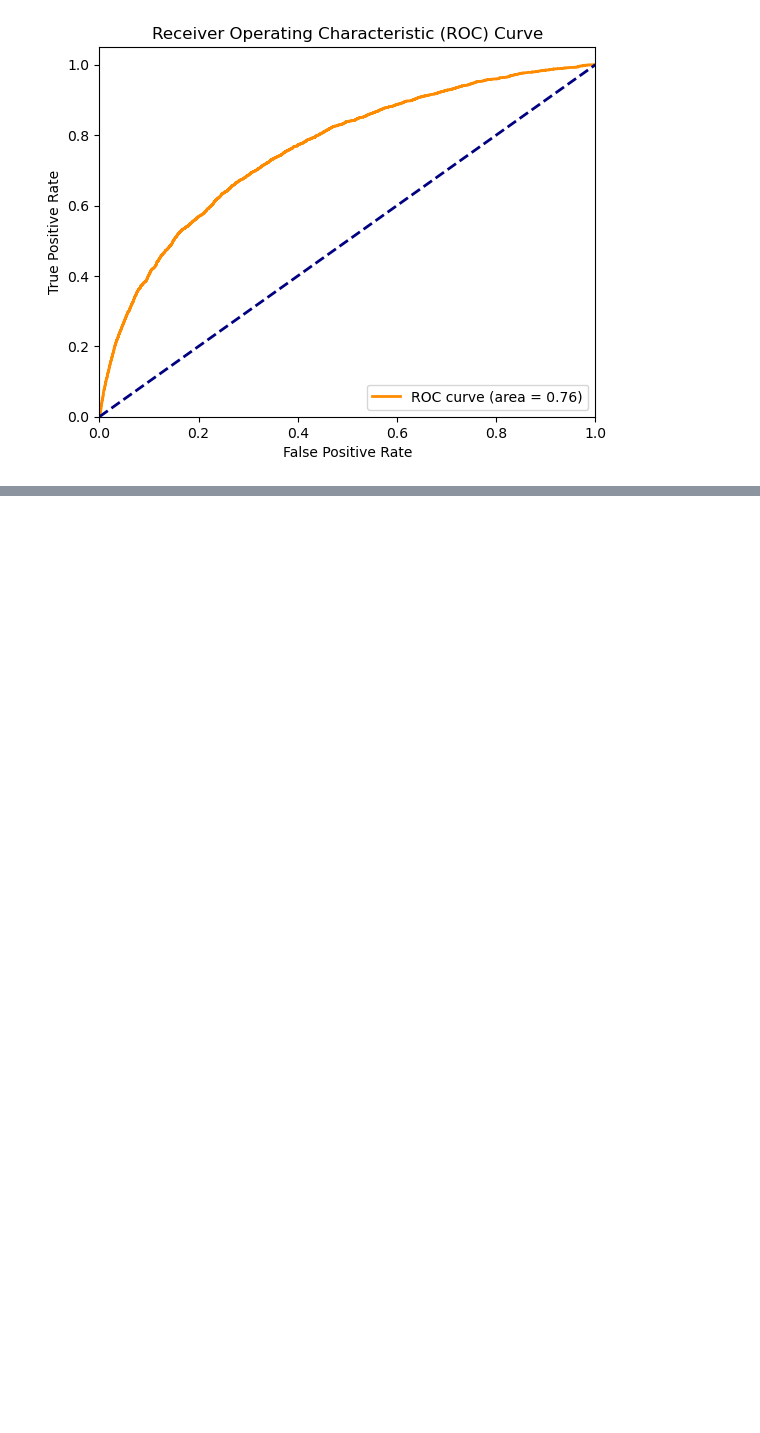
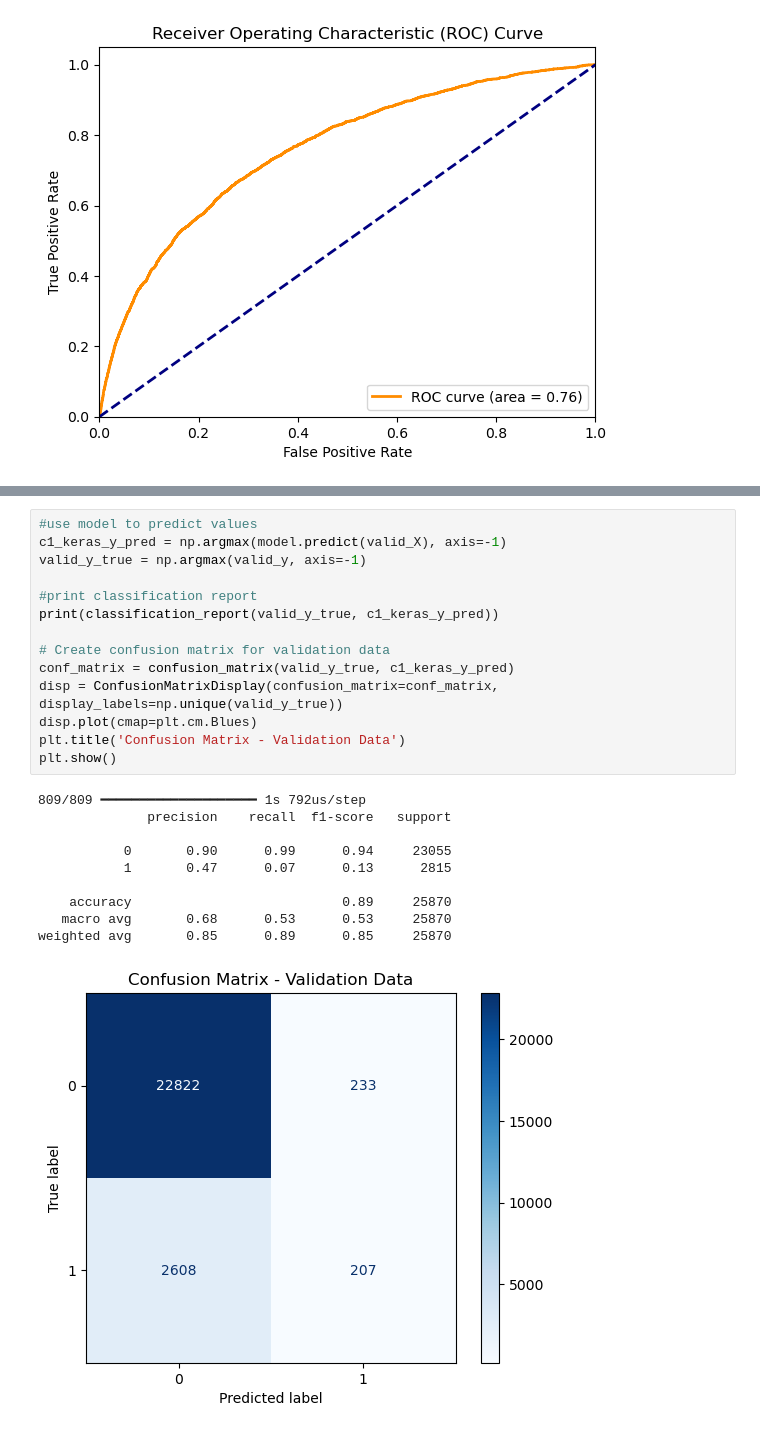
Before and after one commit to jfisher43/ana500, a Jupyter notebook: FisherJ_ANA500_DataPrepCode.ipynb, the cells around one changed output, grey strips where cells are left out. Drawn from its saved outputs; the diff is of its cells as text; blank space fills up the shorter version.

```diff
--- a/FisherJ_ANA500_DataPrepCode.ipynb
+++ b/FisherJ_ANA500_DataPrepCode.ipynb
@@ -1872,0 +1960,25 @@ KeyError: '[None] not in index'
+# %%
+#use model to predict values
+c1_keras_y_pred = np.argmax(model.predict(valid_X), axis=-1)
+valid_y_true = np.argmax(valid_y, axis=-1)
+
+#print classification report
+print(classification_report(valid_y_true, c1_keras_y_pred))
+
+# Create confusion matrix for validation data
+conf_matrix = confusion_matrix(valid_y_true, c1_keras_y_pred)
+disp = ConfusionMatrixDisplay(confusion_matrix=conf_matrix, display_labels=np.unique(valid_y_true))
+disp.plot(cmap=plt.cm.Blues)
+plt.title('Confusion Matrix - Validation Data')
+plt.show()
+# %% [output]
+809/809 ━━━━━━━━━━━━━━━━━━━━ 1s 792us/step
+              precision    recall  f1-score   support
+
+           0       0.90      0.99      0.94     23055
+           1       0.47      0.07      0.13      2815
+
+    accuracy                           0.89     25870
+   macro avg       0.68      0.53      0.53     25870
+weighted avg       0.85      0.89      0.85     25870
+[figure, added]
```
Also changed, not shown: parts of 24 cells of this notebook, 3 other files.
